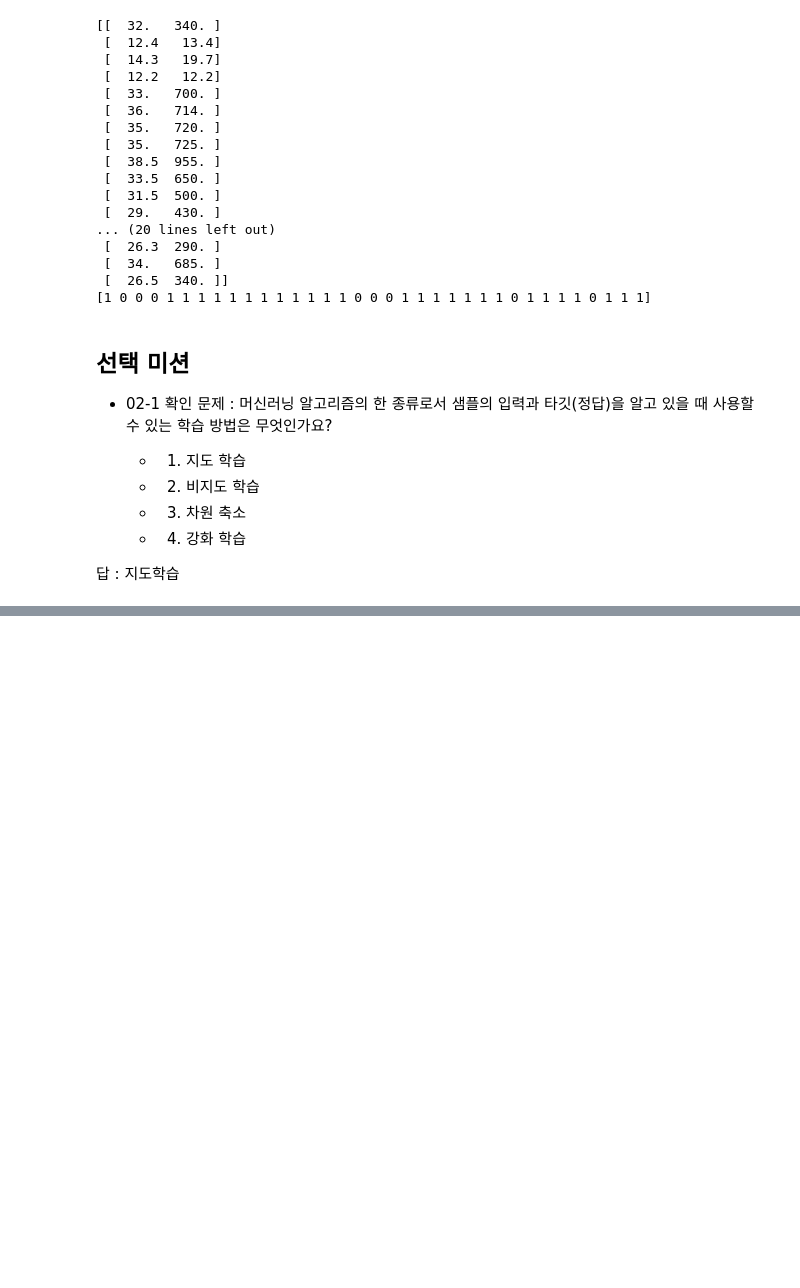
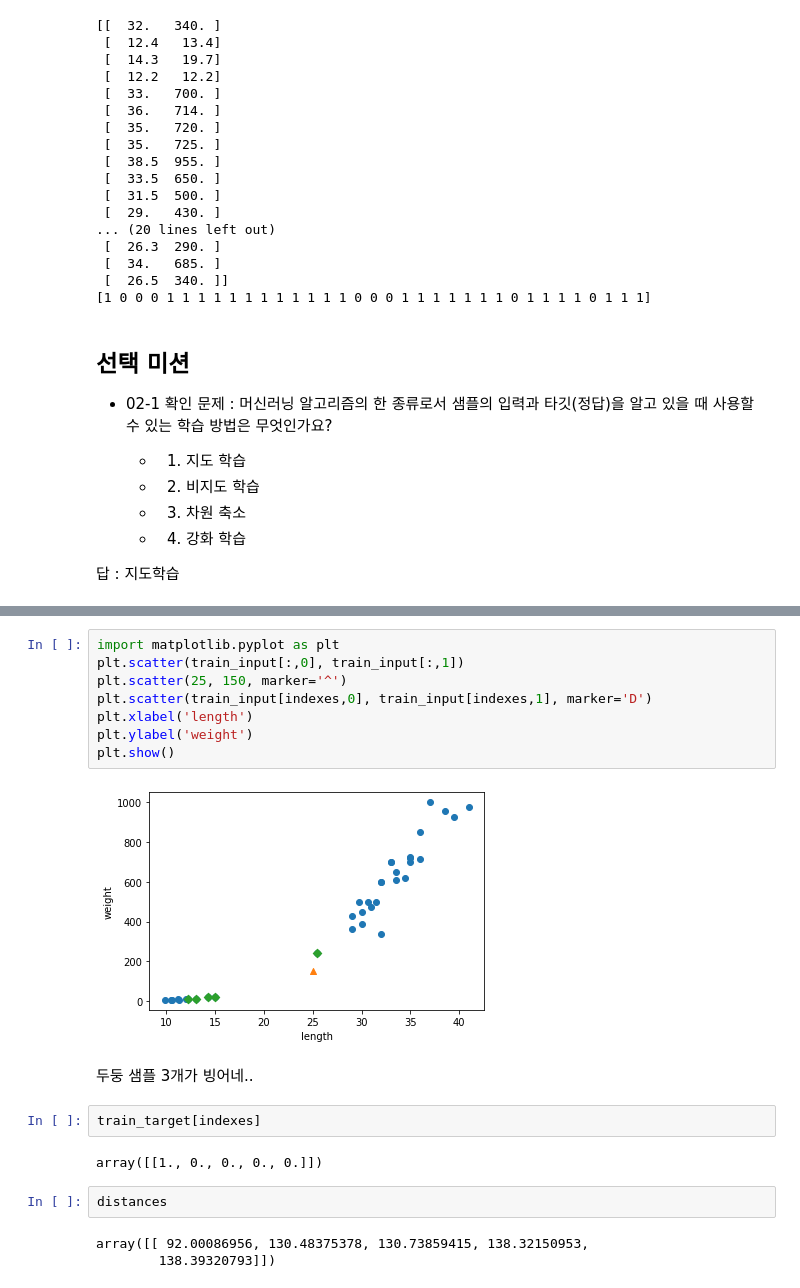
Before and after one commit to samsee/hgmldl2023, a Jupyter notebook: hgmldl2023_02.ipynb, the cells around one changed output, grey strips where cells are left out. Cells and saved outputs as stored; diff of their text form; blank space fills up the shorter version.

```diff
--- a/hgmldl2023_02.ipynb
+++ b/hgmldl2023_02.ipynb
@@ -159,0 +260,21 @@ print(kn._y)
+# %%
+import matplotlib.pyplot as plt
+plt.scatter(train_input[:,0], train_input[:,1])
+plt.scatter(25, 150, marker='^')
+plt.scatter(train_input[indexes,0], train_input[indexes,1], marker='D')
+plt.xlabel('length')
+plt.ylabel('weight')
+plt.show()
+# %% [output]
+[figure, added]
+# %% [markdown]
+두둥 샘플 3개가 빙어네..
+# %%
+train_target[indexes]
+# %% [output]
+array([[1., 0., 0., 0., 0.]])
+# %%
+distances
+# %% [output]
+array([[ 92.00086956, 130.48375378, 130.73859415, 138.32150953,
+        138.39320793]])
```
Also changed, not shown: parts of 27 cells of this notebook.
